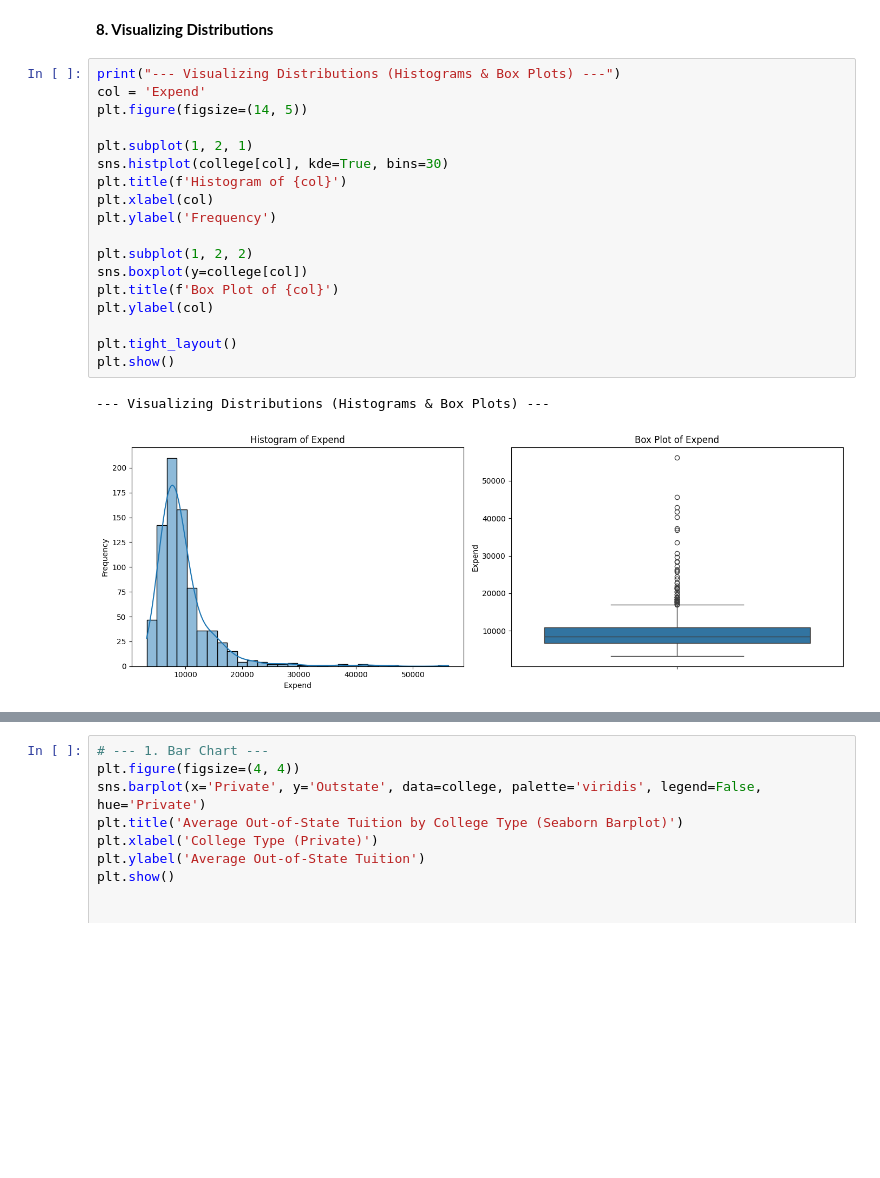
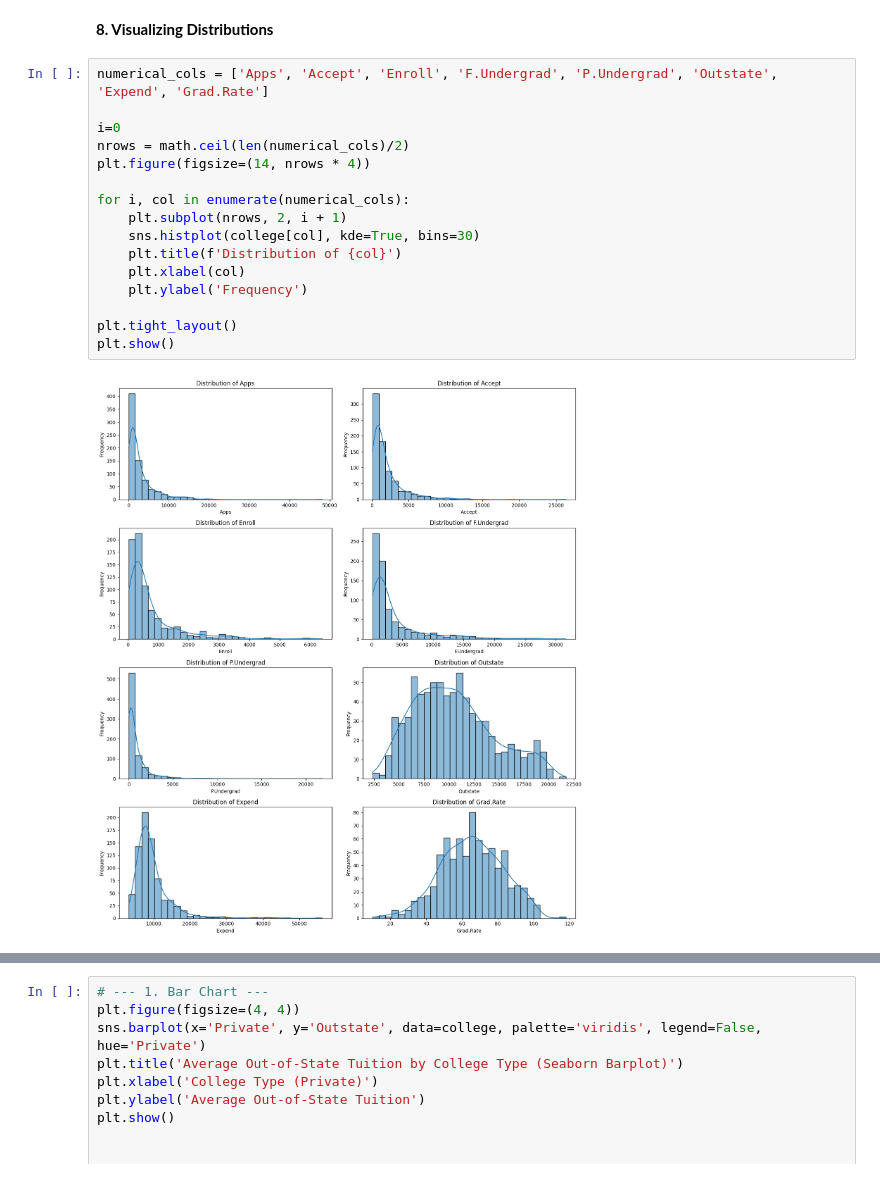
Before and after one commit to HariniS1018/College-Performance-Analysis-and-Graduation-Rate-Prediction, a Jupyter notebook: data_exploration.ipynb, the cells around one changed output, grey strips where cells are left out. Drawn from its saved outputs; the diff is of its cells as text; blank space fills up the shorter version.

Commit message:
wip(phase-2): EDA phase-numerical variables analysis is done

```diff
--- a/data_exploration.ipynb
+++ b/data_exploration.ipynb
@@ -190,23 +191,20 @@ However, for Expend, multiple values are tied for the highest frequency. This su
 # %% [markdown]
 **8. Visualizing Distributions**
 # %%
-print("--- Visualizing Distributions (Histograms & Box Plots) ---")
-col = 'Expend'
-plt.figure(figsize=(14, 5))
+numerical_cols = ['Apps', 'Accept', 'Enroll', 'F.Undergrad', 'P.Undergrad', 'Outstate', 'Expend', 'Grad.Rate']
 
-plt.subplot(1, 2, 1)
-sns.histplot(college[col], kde=True, bins=30)
-plt.title(f'Histogram of {col}')
-plt.xlabel(col)
-plt.ylabel('Frequency')
+i=0
+nrows = math.ceil(len(numerical_cols)/2)
+plt.figure(figsize=(14, nrows * 4))
 
-plt.subplot(1, 2, 2)
-sns.boxplot(y=college[col])
-plt.title(f'Box Plot of {col}')
-plt.ylabel(col)
+for i, col in enumerate(numerical_cols):
+    plt.subplot(nrows, 2, i + 1)
+    sns.histplot(college[col], kde=True, bins=30)
+    plt.title(f'Distribution of {col}')
+    plt.xlabel(col)
+    plt.ylabel('Frequency')
 
 plt.tight_layout()
 plt.show()
 # %% [output]
---- Visualizing Distributions (Histograms & Box Plots) ---
-[figure, old version]
+[figure, new version]
```
Also changed, not shown: parts of 4 cells of this notebook.
